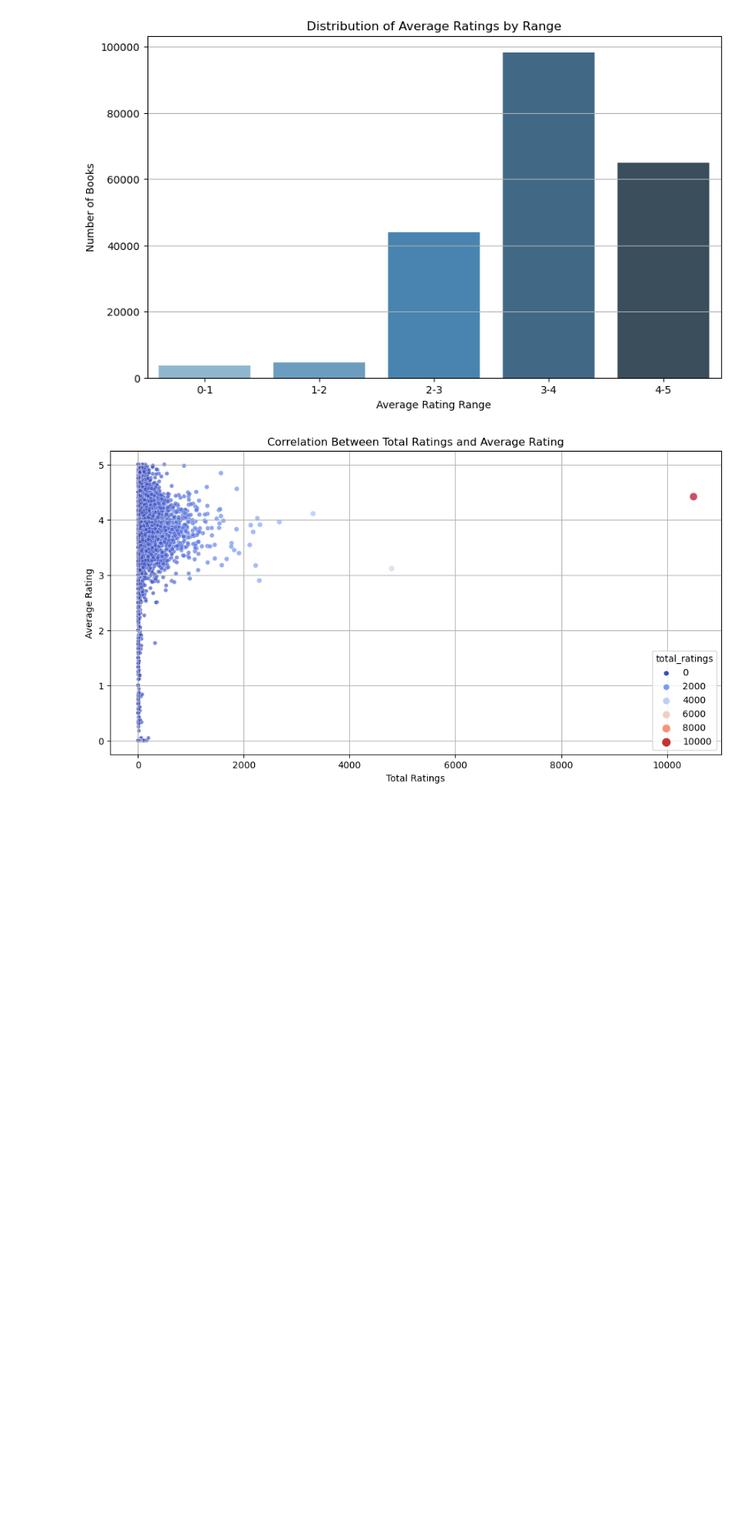
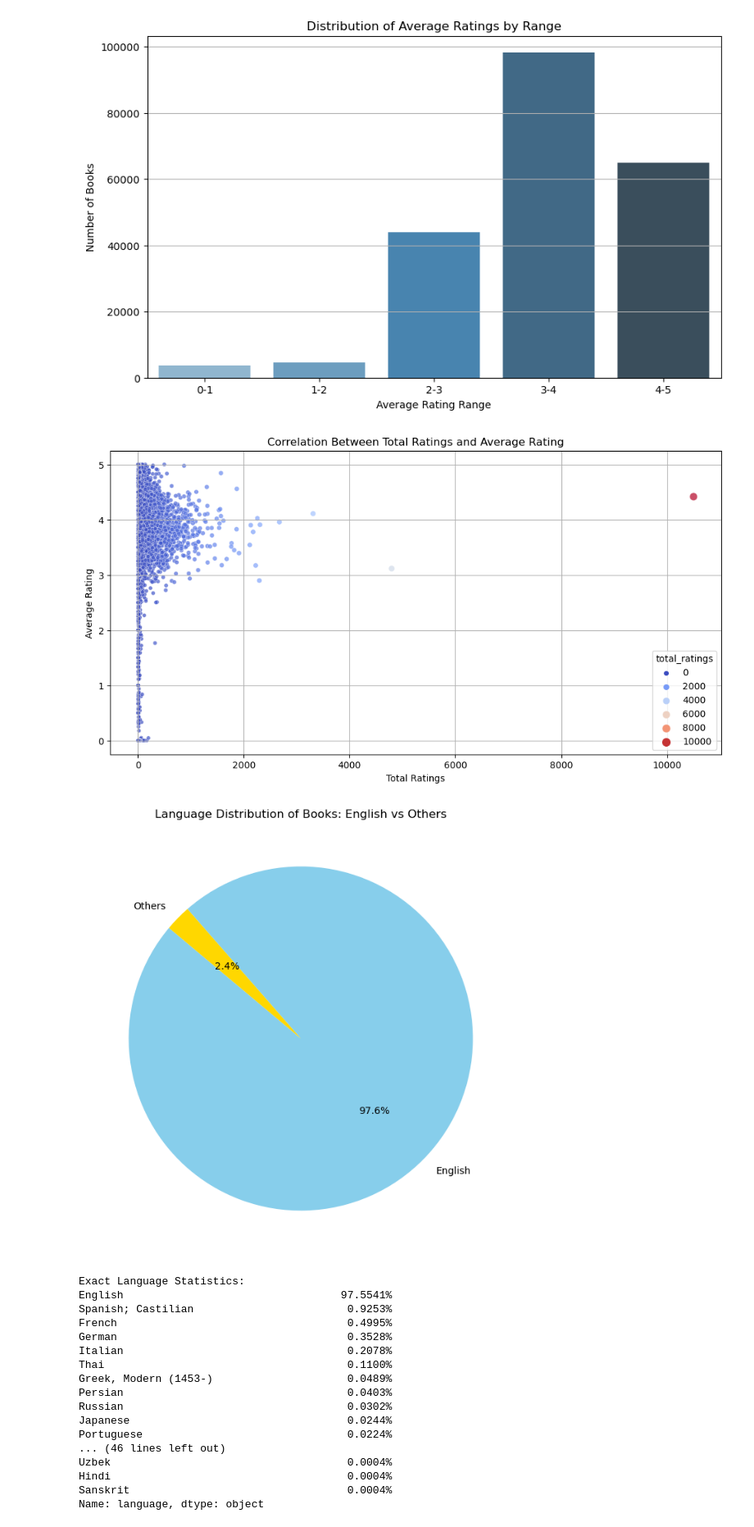
Before and after one commit to hwangisgone/book-rec-2, a Jupyter notebook: data-pipeline/eda_merge.ipynb, the cells around one changed output. Shown at 82% size. Drawn from its saved outputs; the diff is of its cells as text; code cells hidden in the pictures; blank space fills up the shorter version.

```diff
--- a/data-pipeline/eda_merge.ipynb
+++ b/data-pipeline/eda_merge.ipynb
@@ -144,3 +144,37 @@ plt.grid(True)
 plt.show()
 # %% [output]
 [figure]
+# %%
+# language distribution
+language_distribution = books_df['language'].value_counts(normalize=True) * 100
+others_percentage = language_distribution.loc[language_distribution.index != 'English'].sum()
+english_and_others = pd.Series({"English": language_distribution.get("English", 0), "Others": others_percentage})
+plt.figure(figsize=(8, 8))
+english_and_others.plot.pie(autopct="%1.1f%%", startangle=140, colors=[
+        'skyblue', 'gold', 'orchid', 'green'])
+plt.title("Language Distribution of Books: English vs Others")
+plt.ylabel('')
+plt.show()
+
+# Print exact statistics for all languages
+print("Exact Language Statistics:")
+print(language_distribution.map("{:.4f}%".format))
+# %% [output]
+[figure, added]
+Exact Language Statistics:
+English                                  97.5541%
+Spanish; Castilian                        0.9253%
+French                                    0.4995%
+German                                    0.3528%
+Italian                                   0.2078%
+Thai                                      0.1100%
+Greek, Modern (1453-)                     0.0489%
+Persian                                   0.0403%
+Russian                                   0.0302%
+Japanese                                  0.0244%
+Portuguese                                0.0224%
+... (46 lines left out)
+Uzbek                                     0.0004%
+Hindi                                     0.0004%
+Sanskrit                                  0.0004%
+Name: language, dtype: object
```
Also changed, not shown: parts of 10 cells of this notebook, 1 other file.
